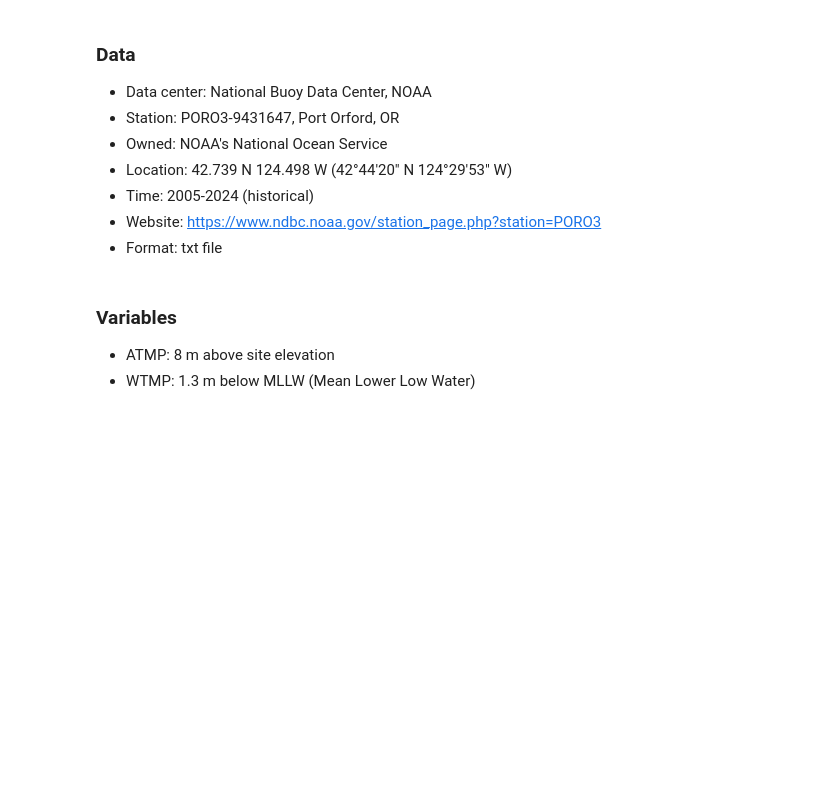
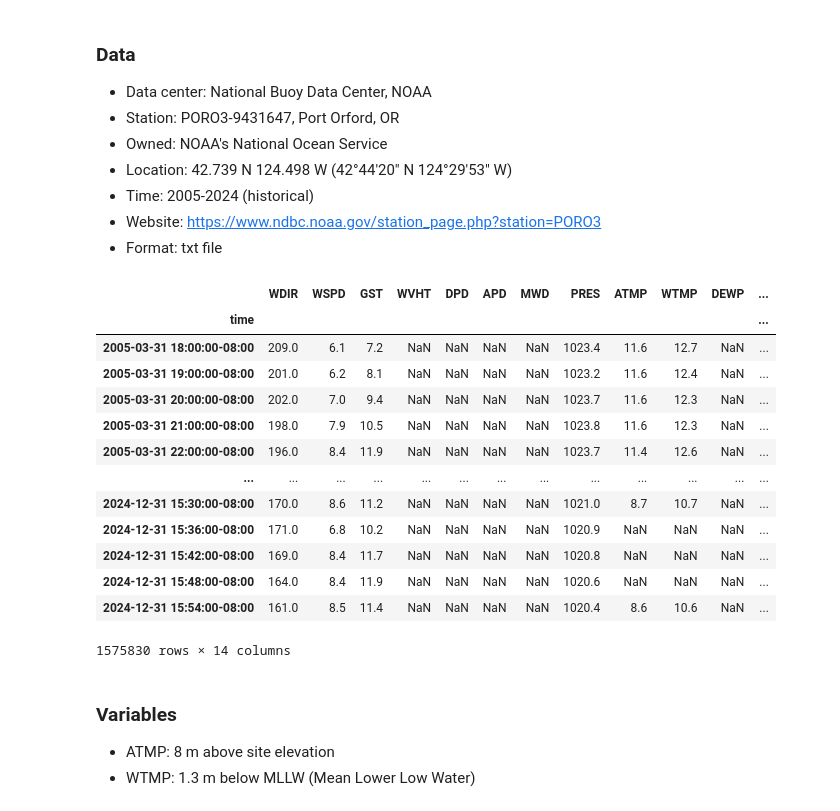
Before and after one commit to ayhuang1017/Random, a Jupyter notebook: fall_sst_feels_wamer.ipynb, the cells around one changed output. Drawn from its saved outputs; the diff is of its cells as text; code cells hidden in the pictures; blank space fills up the shorter version.

```diff
--- a/fall_sst_feels_wamer.ipynb
+++ b/fall_sst_feels_wamer.ipynb
@@ -49,33 +50,50 @@ dfs = [
         engine="python",
     ).assign(source_file=f.name)  # optional: keep provenance
     for f in files
 ]
 
 # combine
 df = pd.concat(dfs, axis=0, ignore_index=True)
 
 # (if needed) normalize any stray spaces in column names
 df.columns = df.columns.str.strip()
 
 # build timestamp
 y = df["YY"].astype(int)
 year = y.where(y >= 100, 2000 + y)
 dt = pd.to_datetime(
     dict(year=year, month=df["MM"], day=df["DD"], hour=df["hh"], minute=df["mm"]),
     errors="coerce",
     utc=True,
 )
 
 # set index and drop time-part columns
 df = df.set_index(dt).drop(columns=["YY", "MM", "DD", "hh", "mm"])
 df.index.name = "time"
 
 # tidy: sort chronologically and drop duplicate timestamps if they exist
 df = df.sort_index()
 df = df[~df.index.duplicated(keep="first")]
 
 # Convert UTC -> local first (America/Los_Angeles for PORO3)
 df = df.tz_convert("America/Los_Angeles")
+
+df
+# %% [output]
+|  | WDIR | WSPD | GST | WVHT | DPD | APD | MWD | PRES | ATMP | WTMP | DEWP | ... |
+| time |  |  |  |  |  |  |  |  |  |  |  | ... |
+| 2005-03-31 18:00:00-08:00 | 209.0 | 6.1 | 7.2 | NaN | NaN | NaN | NaN | 1023.4 | 11.6 | 12.7 | NaN | ... |
+| 2005-03-31 19:00:00-08:00 | 201.0 | 6.2 | 8.1 | NaN | NaN | NaN | NaN | 1023.2 | 11.6 | 12.4 | NaN | ... |
+| 2005-03-31 20:00:00-08:00 | 202.0 | 7.0 | 9.4 | NaN | NaN | NaN | NaN | 1023.7 | 11.6 | 12.3 | NaN | ... |
+| 2005-03-31 21:00:00-08:00 | 198.0 | 7.9 | 10.5 | NaN | NaN | NaN | NaN | 1023.8 | 11.6 | 12.3 | NaN | ... |
+| 2005-03-31 22:00:00-08:00 | 196.0 | 8.4 | 11.9 | NaN | NaN | NaN | NaN | 1023.7 | 11.4 | 12.6 | NaN | ... |
+| ... | ... | ... | ... | ... | ... | ... | ... | ... | ... | ... | ... | ... |
+| 2024-12-31 15:30:00-08:00 | 170.0 | 8.6 | 11.2 | NaN | NaN | NaN | NaN | 1021.0 | 8.7 | 10.7 | NaN | ... |
+| 2024-12-31 15:36:00-08:00 | 171.0 | 6.8 | 10.2 | NaN | NaN | NaN | NaN | 1020.9 | NaN | NaN | NaN | ... |
+| 2024-12-31 15:42:00-08:00 | 169.0 | 8.4 | 11.7 | NaN | NaN | NaN | NaN | 1020.8 | NaN | NaN | NaN | ... |
+| 2024-12-31 15:48:00-08:00 | 164.0 | 8.4 | 11.9 | NaN | NaN | NaN | NaN | 1020.6 | NaN | NaN | NaN | ... |
+| 2024-12-31 15:54:00-08:00 | 161.0 | 8.5 | 11.4 | NaN | NaN | NaN | NaN | 1020.4 | 8.6 | 10.6 | NaN | ... |
+1575830 rows × 14 columns
 # %% [markdown]
 ### Variables
 - ATMP: 8 m above site elevation
```
Also changed, not shown: parts of 6 cells of this notebook.
